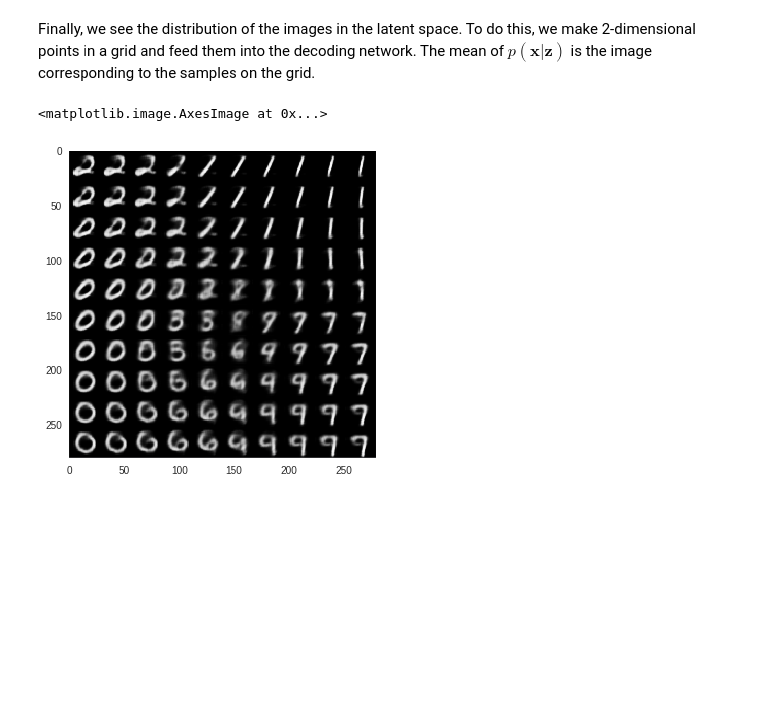
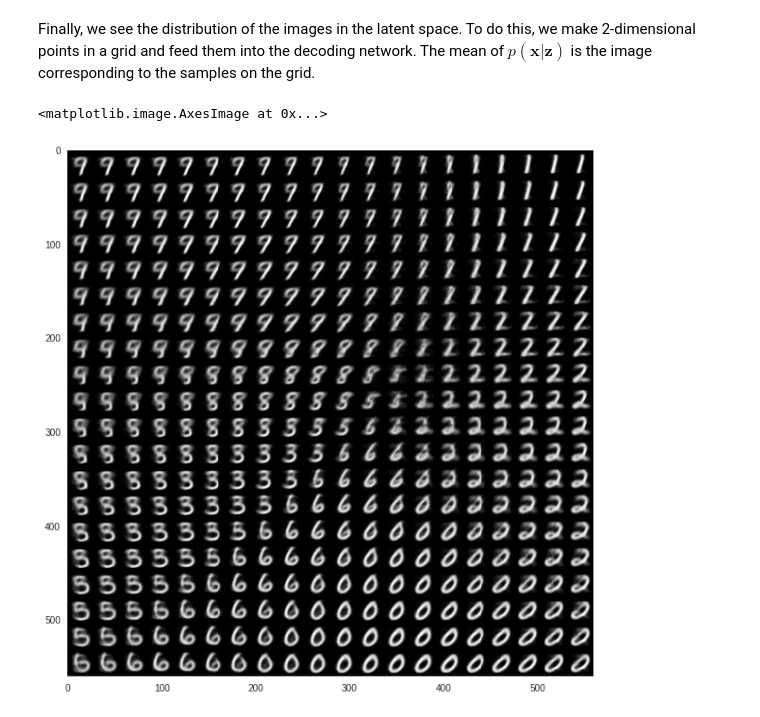
Before and after one commit to se7enstar25/pymc, a Jupyter notebook: docs/source/notebooks/convolutional_vae_keras_advi.ipynb, the cells around one changed output. Drawn from its saved outputs; the diff is of its cells as text; code cells hidden in the pictures; blank space fills up the shorter version.

```diff
--- a/docs/source/notebooks/convolutional_vae_keras_advi.ipynb
+++ b/docs/source/notebooks/convolutional_vae_keras_advi.ipynb
@@ -262,7 +262,7 @@ class Decoder:
 We can construct the generative model with PyMC3 API and the functions and classes defined above. We set the size of mini-batches to 100 and the dimension of the latent space to 2 for visualization.
 # %%
 # Constants
-minibatch_size = 100
+minibatch_size = 200
 dim_hidden = 2
 # %% [markdown]
 A placeholder of images is required to which mini-batches of images will be placed in the ADVI inference. It is also the input to the encoder. In the below, `enc.model` is a Keras model of the encoder network, thus we can check the model architecture using the method `summary()`.
@@ -302,7 +302,7 @@ with pm.Model() as model:
     dec = Decoder(zs, net=cnn_dec)
 
     # Observation model
-    xs_ = pm.Normal('xs_', mu=dec.out.ravel(), sd=1, observed=xs_t.ravel(), dtype='float32')
+    xs_ = pm.Normal('xs_', mu=dec.out.ravel(), sd=0.1, observed=xs_t.ravel(), dtype='float32')
 # %% [markdown]
 In the above definition of the generative model, we do not know how the decoded variational parameters are passed to $q(\mathbf{z}|\mathbf{x})$. To do this, we will set the argument `local_RVs` in the ADVI function of PyMC3.
 # %%
@@ -389,12 +377,13 @@ plt.plot(v_params.elbo_vals)
 Finally, we see the distribution of the images in the latent space. To do this, we make 2-dimensional points in a grid and feed them into the decoding network. The mean of $p(\mathbf{x}|\mathbf{z})$ is the image corresponding to the samples on the grid.
 # %%
 zs = np.array([(z1, z2)
-               for z1 in np.arange(-1, 1, 0.2)
-               for z2 in np.arange(-1, 1, 0.2)]).astype('float32')
+               for z1 in np.arange(-2, 2, 0.2)
+               for z2 in np.arange(-2, 2, 0.2)]).astype('float32')
 xs = dec.decode(zs)[:, 0, :, :]
-xs = np.bmat([[xs[i + j * 10] for i in range(10)] for j in range(10)])
+xs = np.bmat([[xs[i + j * 20] for i in range(20)] for j in range(20)])
 matplotlib.rc('axes', **{'grid': False})
+plt.figure(figsize=(10, 10))
 plt.imshow(xs, interpolation='none', cmap='gray')
 # %% [output]
 <matplotlib.image.AxesImage at 0x...>
-[figure, old version]
+[figure, new version]
```
Also changed, not shown: parts of 6 cells of this notebook, 1 other file.
